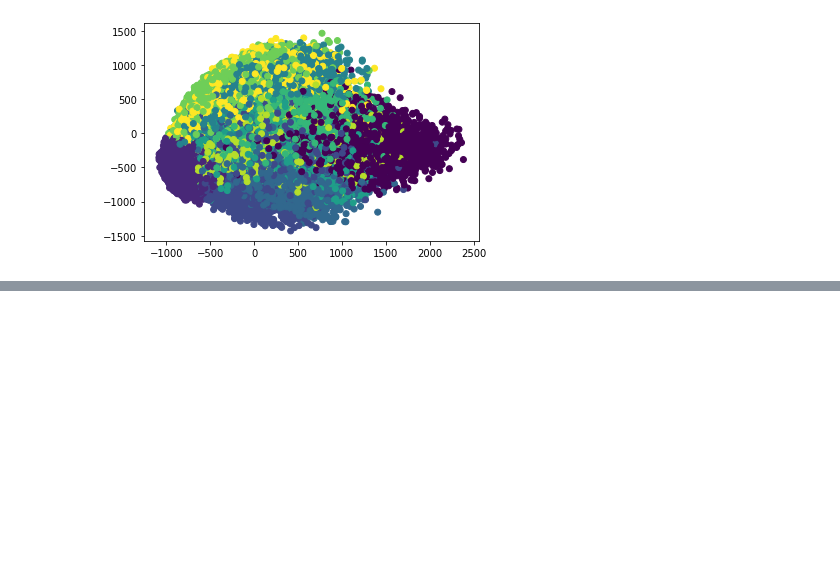
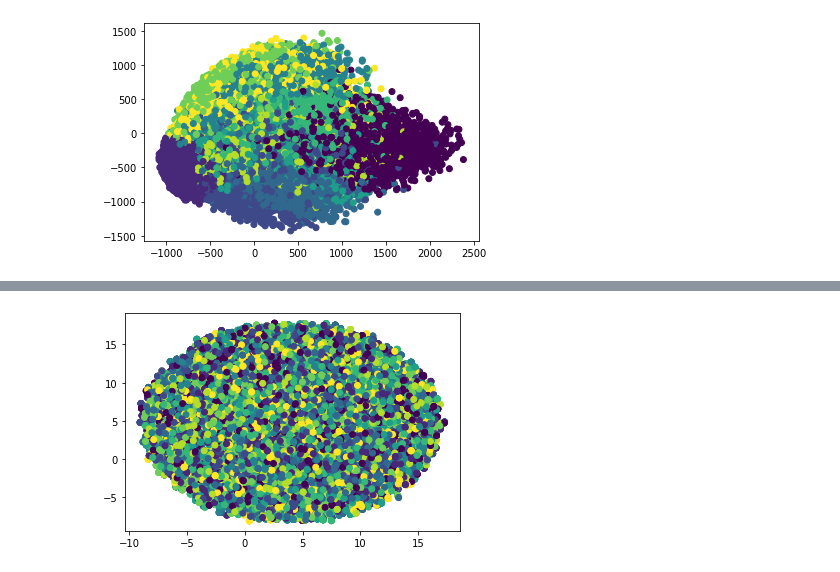
Before and after one commit to GorbachevaPolina/qualitative_comparison, a Jupyter notebook: dimension_reduction.ipynb, the cells around one changed output, grey strips where cells are left out. Saved outputs shown, nothing was run; the diff lists cells and outputs as text; code cells hidden in the pictures; blank space fills up the shorter version.

```diff
--- a/dimension_reduction.ipynb
+++ b/dimension_reduction.ipynb
@@ -32,0 +117,5 @@ plt.show()
+# %%
+%%time
+import warnings
+warnings.filterwarnings('ignore')
+mnist_pca = umap.UMAP(2).fit_transform(mnist)
@@ -32,0 +125,5 @@ plt.show()
+# %%
+plt.scatter(mnist_pca[:, 0], mnist_pca[:, 1], c=mnist_labels.astype(int))
+plt.show()
+# %% [output]
+[figure, added]
```
Also changed, not shown: parts of 25 cells of this notebook.
